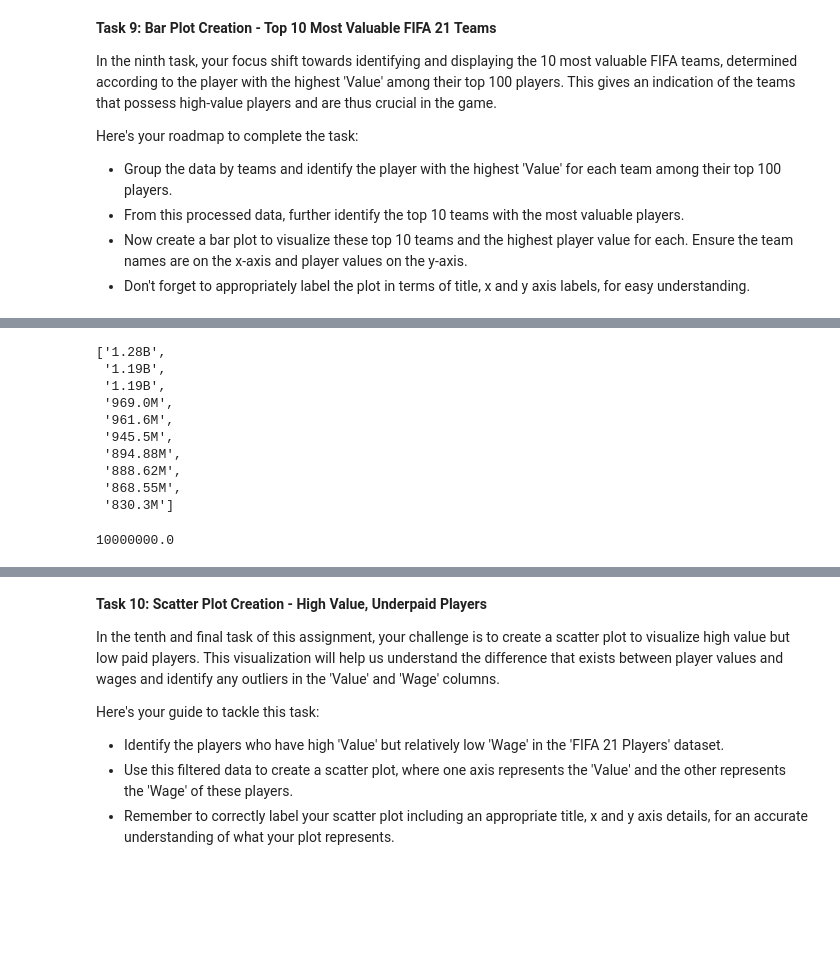
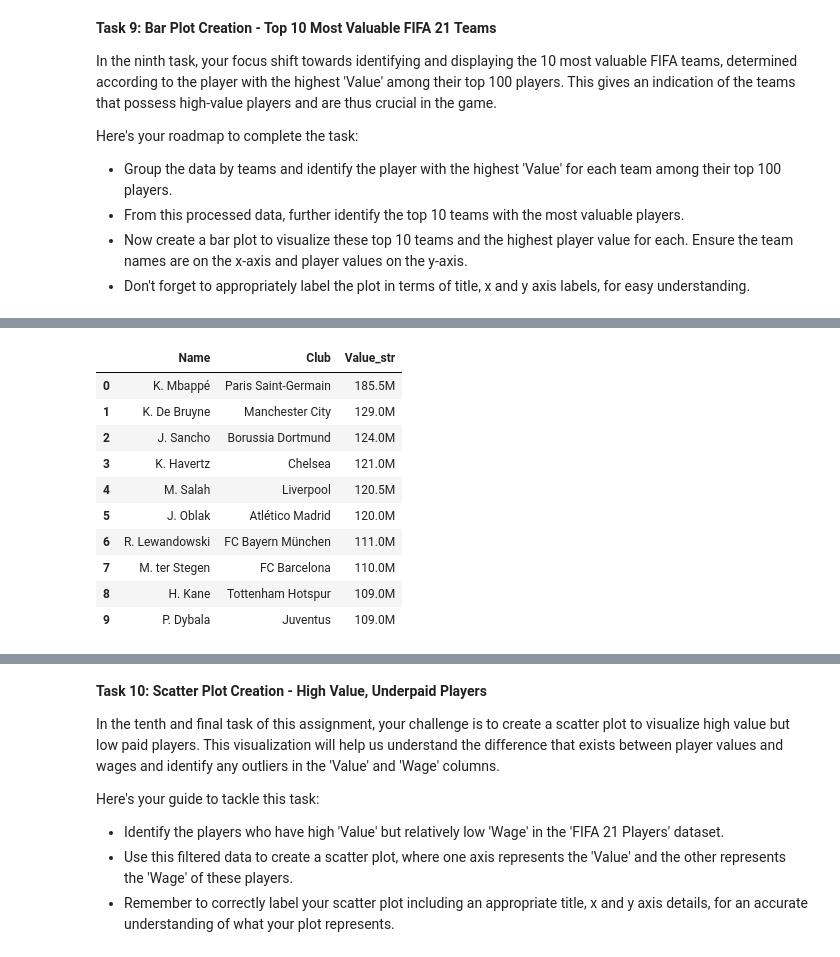
Before and after one commit to byrocuy/REA-AI_Mastery, a Jupyter notebook: week-2/assignments/pandas_assignment_fixed_notebook.ipynb, the cells around one changed output, grey strips where cells are left out. Drawn from its saved outputs; the diff is of its cells as text; code cells hidden in the pictures; blank space fills up the shorter version.

```diff
--- a/week-2/assignments/pandas_assignment_fixed_notebook.ipynb
+++ b/week-2/assignments/pandas_assignment_fixed_notebook.ipynb
@@ -641,21 +661,25 @@ value_top_team_df
-# %%
-value_str = [convert_value(i) for i in value_top_team.values]
-value_str
-# %% [output]
-['1.28B',
- '1.19B',
- '1.19B',
- '969.0M',
- '961.6M',
- '945.5M',
- '894.88M',
- '888.62M',
- '868.55M',
- '830.3M']
-# %%
-10e6
-# %% [output]
-10000000.0
+# %%
+# convert value to millions or billions
+def convert_value(value):
+    if value >= 1000000000:
+        return str(round(value/1000000000, 2)) + 'B'
+    elif value >= 1000000:
+        return str(round(value/1000000, 2)) + 'M'
+
+top10_value_player.loc[:, 'Value_str'] = top10_value_player.loc[:, 'Value'].apply(convert_value)
+top10_value_player[['Name', 'Club', 'Value_str']]
+# %% [output]
+|  | Name | Club | Value_str |
+| 0 | K. Mbappé | Paris Saint-Germain | 185.5M |
+| 1 | K. De Bruyne | Manchester City | 129.0M |
+| 2 | J. Sancho | Borussia Dortmund | 124.0M |
+| 3 | K. Havertz | Chelsea | 121.0M |
+| 4 | M. Salah | Liverpool | 120.5M |
+| 5 | J. Oblak | Atlético Madrid | 120.0M |
+| 6 | R. Lewandowski | FC Bayern München | 111.0M |
+| 7 | M. ter Stegen | FC Barcelona | 110.0M |
+| 8 | H. Kane | Tottenham Hotspur | 109.0M |
+| 9 | P. Dybala | Juventus | 109.0M |
 # %%
 # @title #### 09. Bar Plot Creation - Top 10 Most Valuable FIFA 21 Teams
 
```
Also changed, not shown: parts of 9 cells of this notebook, 4 other files.
